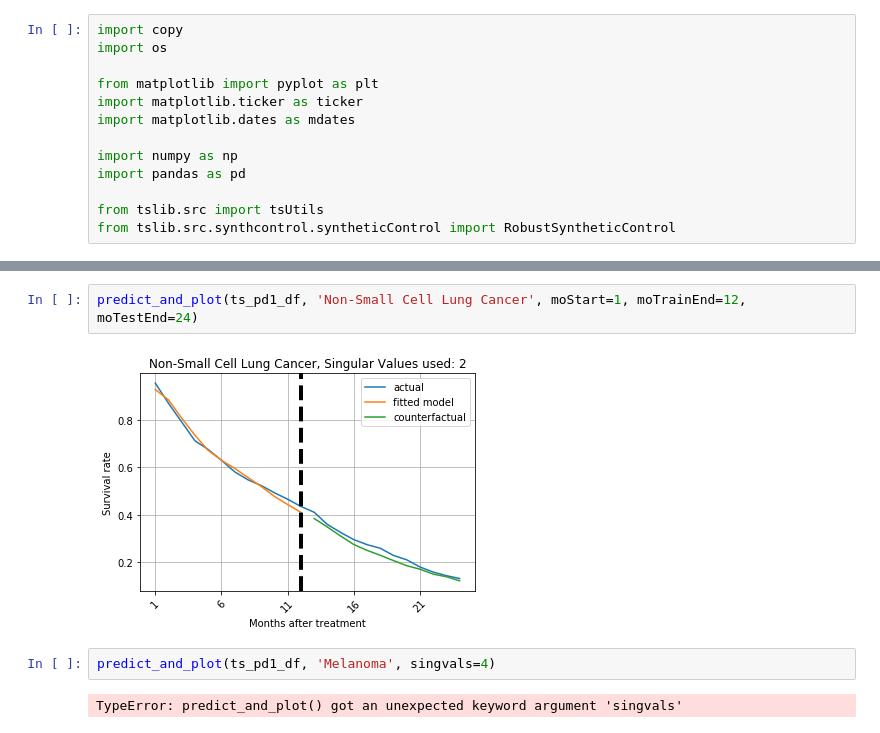
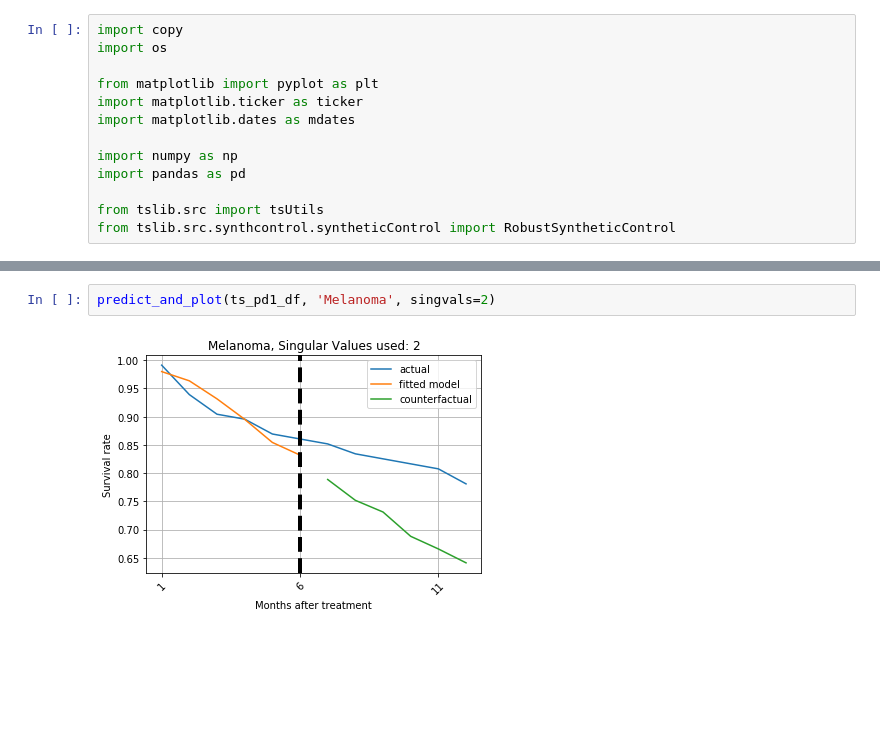
Before and after one commit to changhw01/gemini, a Jupyter notebook: 2021_01_04_sc.ipynb, the cells around one changed output, grey strips where cells are left out. Saved outputs shown, nothing was run; the diff lists cells and outputs as text; blank space fills up the shorter version.

```diff
--- a/2021_01_04_sc.ipynb
+++ b/2021_01_04_sc.ipynb
@@ -91,9 +89,5 @@ predict_and_plot(ts_pd1_df, 'Non-Small Cell Lung Cancer')
-# %%
-predict_and_plot(ts_pd1_df, 'Non-Small Cell Lung Cancer', moStart=1, moTrainEnd=12, moTestEnd=24)
-# %% [output]
-[figure, removed]
 # %%
-predict_and_plot(ts_pd1_df, 'Melanoma', singvals=4)
+predict_and_plot(ts_pd1_df, 'Melanoma', singvals=2)
 # %% [output]
-TypeError: predict_and_plot() got an unexpected keyword argument 'singvals'
+[figure, added]
 # %%
```
Also changed, not shown: parts of 6 cells of this notebook, 1 other file.
